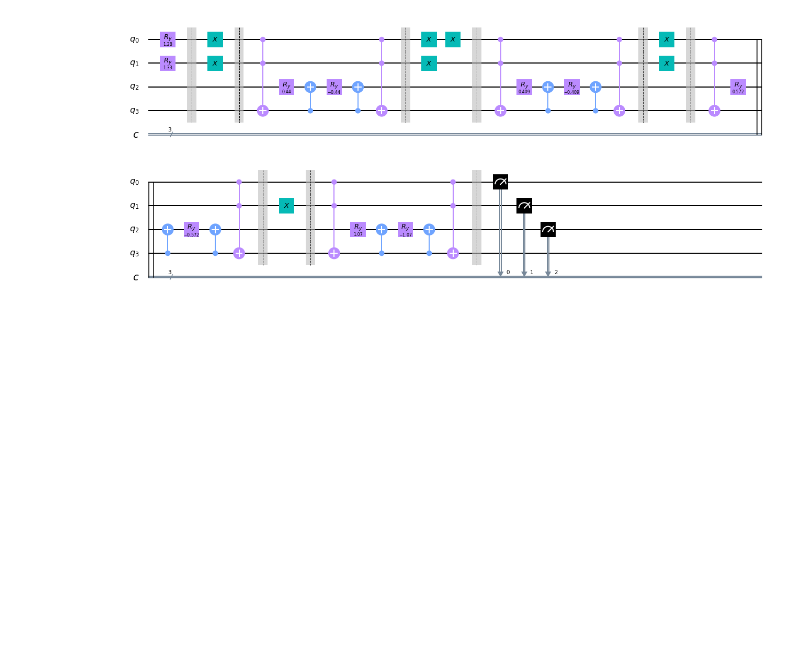
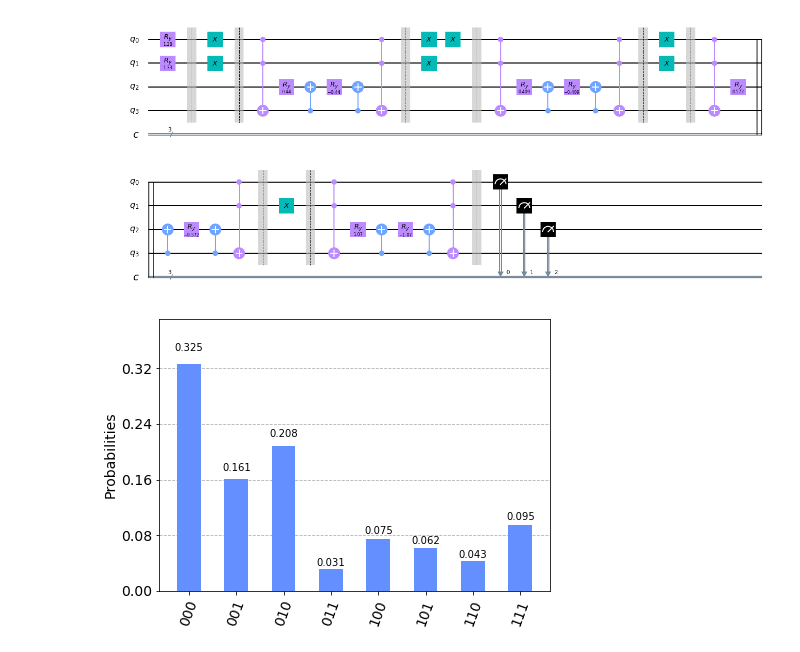
Before and after one commit to Quantum-Ducks/QuBayes, a Jupyter notebook: circuitgenerator.ipynb, the cells around one changed output. Saved outputs shown, nothing was run; the diff lists cells and outputs as text; code cells hidden in the pictures; blank space fills up the shorter version.

```diff
--- a/circuitgenerator.ipynb
+++ b/circuitgenerator.ipynb
@@ -55,7 +56,7 @@ def run_circuit(circuit, output_file='results', draw_circuit=True, use_sim=True,
         else:
             job = execute(circuit, backend=simulator)
         print(job.result().get_counts())
-        plot_histogram(job.result().get_counts())
+        plot_histogram(job.result().get_counts()).savefig(output_file+"-sim.png")
 
 
     if use_qcomp:
@@ -160,5 +161,5 @@ circuit = create_circuit(basic_graph)
 # %% [output]
 {'A': 0, 'B': 1, 'C': 2}
 # %%
-run_circuit(circuit, "test")
+result = run_circuit(circuit, "test")
 # %% [output]
@@ -168,3 +169,7 @@ run_circuit(circuit, "test")
 circuit.draw(output='mpl')
 # %% [output]
 [figure]
+# %%
+plot_histogram(result.get_counts())
+# %% [output]
+[figure, added]
```
Also changed, not shown: parts of 2 cells of this notebook.
